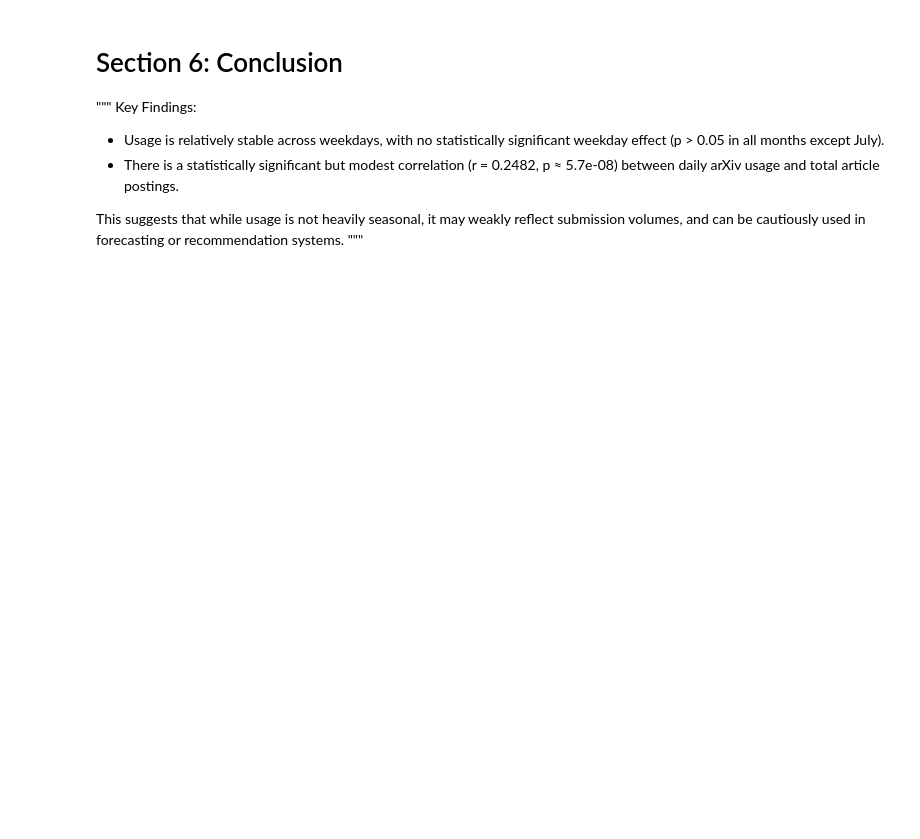
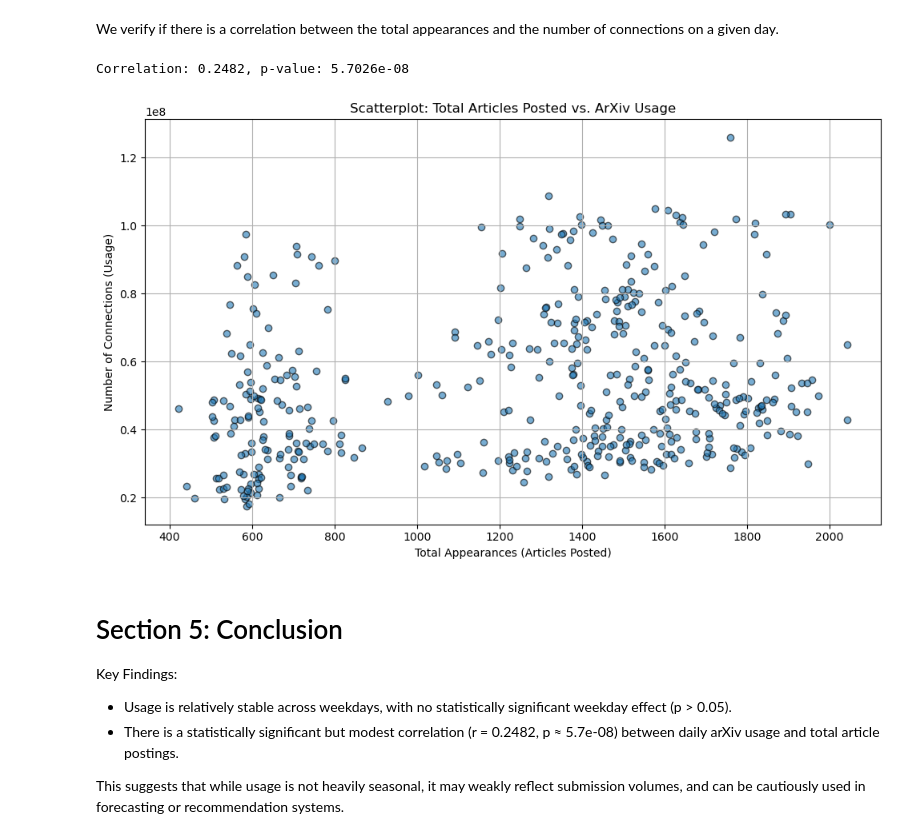
Before and after one commit to albesianor/arxiv-heatmap, a Jupyter notebook: notes/usage-stats/usage-summary.ipynb, the cells around one changed output. Saved outputs shown, nothing was run; the diff lists cells and outputs as text; code cells hidden in the pictures; blank space fills up the shorter version.

```diff
--- a/notes/usage-stats/usage-summary.ipynb
+++ b/notes/usage-stats/usage-summary.ipynb
@@ -82,10 +220,42 @@ plt.show()
+# %% [markdown]
+We verify if there is a correlation between the total appearances and the number of connections on a given day.
+# %%
+from scipy.stats import pearsonr
+
+# Flatten to 1D if needed
+x = totals_sum_df["total_appearances"].values.flatten()
+y = usage.values.flatten()
+
+# Compute Pearson correlation
+r, p_value = pearsonr(x, y)
+
+# Print result
+print(f"Correlation: {float(r):.4f}, p-value: {float(p_value):.4e}")
+# %% [output]
+Correlation: 0.2482, p-value: 5.7026e-08
+# %%
+# Set up the figure
+plt.figure(figsize=(10, 6))
+
+# Create the scatterplot
+plt.scatter(combined["total_appearances"], combined[1], alpha=0.6, edgecolor='k')
+
+# Add labels and title
+plt.xlabel("Total Appearances (Articles Posted)")
+plt.ylabel("Number of Connections (Usage)")
+plt.title("Scatterplot: Total Articles Posted vs. ArXiv Usage")
+plt.grid(True)
+
+# Show the plot
+plt.tight_layout()
+plt.show()
+# %% [output]
+[figure, added]
 # %% [markdown]
-# Section 6: Conclusion
+# Section 5: Conclusion
 
-"""
 Key Findings:
-- Usage is relatively stable across weekdays, with no statistically significant weekday effect (p > 0.05 in all months except July).
+- Usage is relatively stable across weekdays, with no statistically significant weekday effect (p > 0.05).
 - There is a statistically significant but modest correlation (r = 0.2482, p ≈ 5.7e-08) between daily arXiv usage and total article postings.
 
 This suggests that while usage is not heavily seasonal, it may weakly reflect submission volumes, and can be cautiously used in forecasting or recommendation systems.
-"""
```
Also changed, not shown: parts of 26 cells of this notebook.
